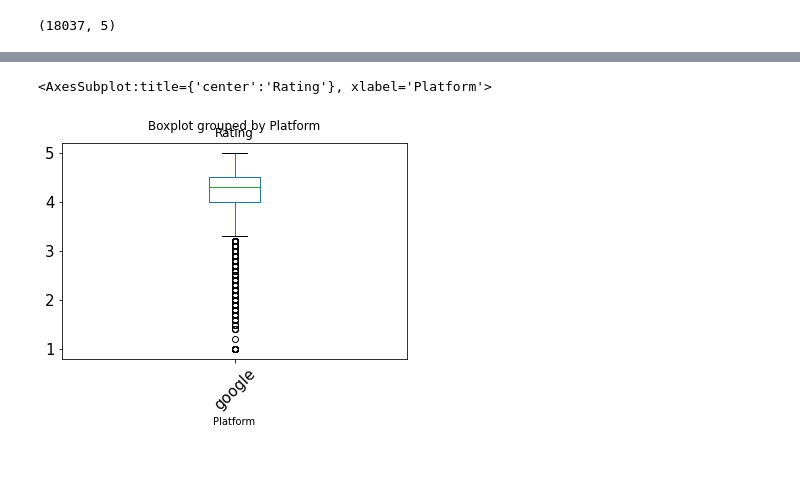
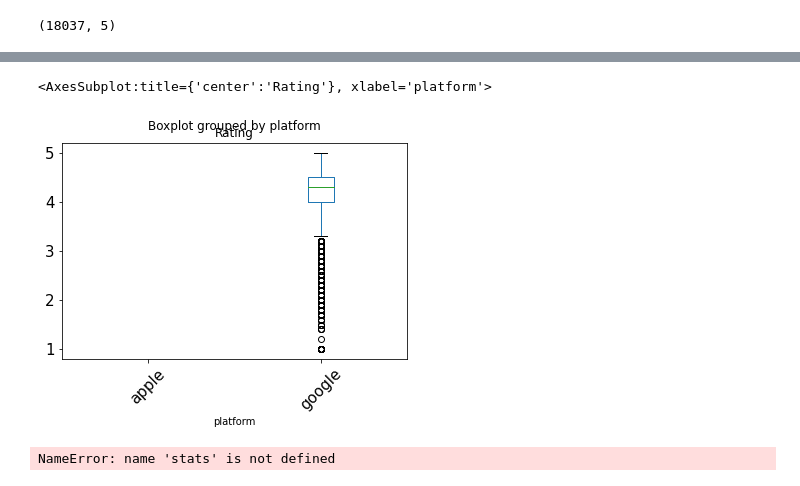
Before and after one commit to lfila19/Kugle_3., a Jupyter notebook: KUGLE_3.ipynb, the cells around one changed output, grey strips where cells are left out. Drawn from its saved outputs; the diff is of its cells as text; code cells hidden in the pictures.

```diff
--- a/KUGLE_3.ipynb
+++ b/KUGLE_3.ipynb
@@ -444,6 +445,6 @@ df.groupby(by='Platform')['Rating'].describe()
 | google | 9366.0 | 4.191757 | 0.515219 | 1.0 | 4.0 | 4.3 | 4.5 | 5.0 |
-# %%
-df.boxplot(by='Platform', column=['Rating'], grid=False, rot=45, fontsize=15)
-# %% [output]
-<AxesSubplot:title={'center':'Rating'}, xlabel='Platform'>
-[figure, removed]
+# %%
+df.boxplot(by='platform', column=['Rating'], grid=False, rot=45, fontsize=15)
+# %% [output]
+<AxesSubplot:title={'center':'Rating'}, xlabel='platform'>
+[figure, added]
@@ -449,0 +455,4 @@ df.boxplot(by='Platform', column=['Rating'], grid=False, rot=45, fontsize=15)
+# %%
+apple_normal=stats.normaltest(apple)
+# %% [output]
+NameError: name 'stats' is not defined
```
Also changed, not shown: parts of 13 cells of this notebook.
